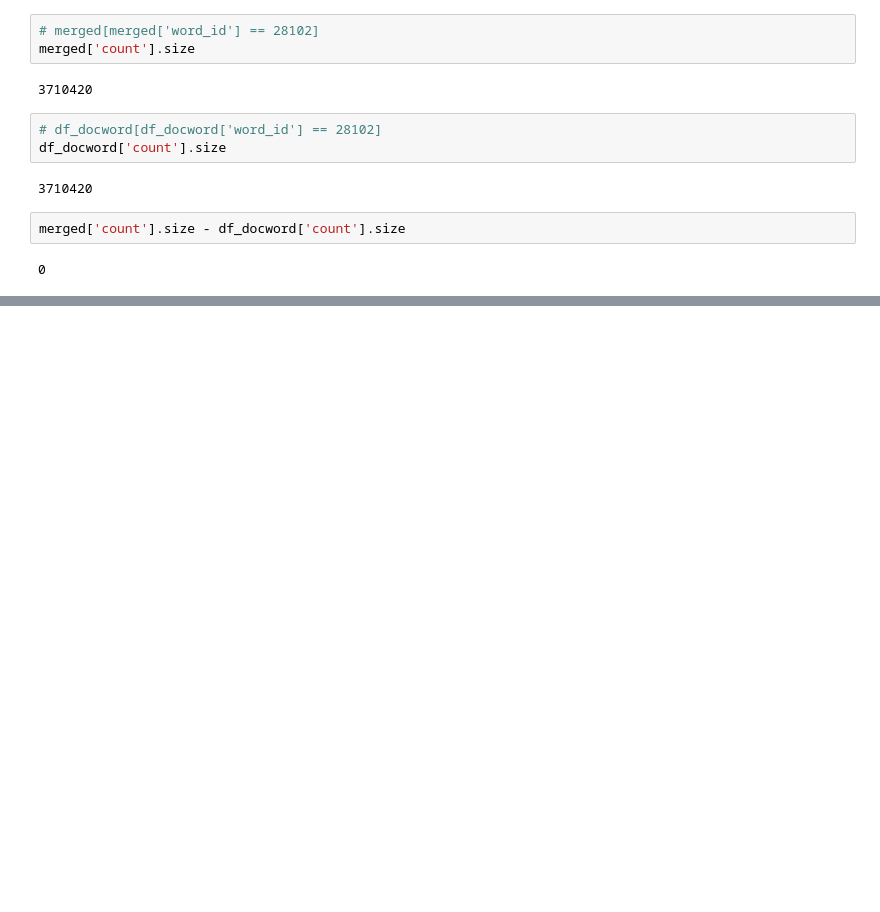
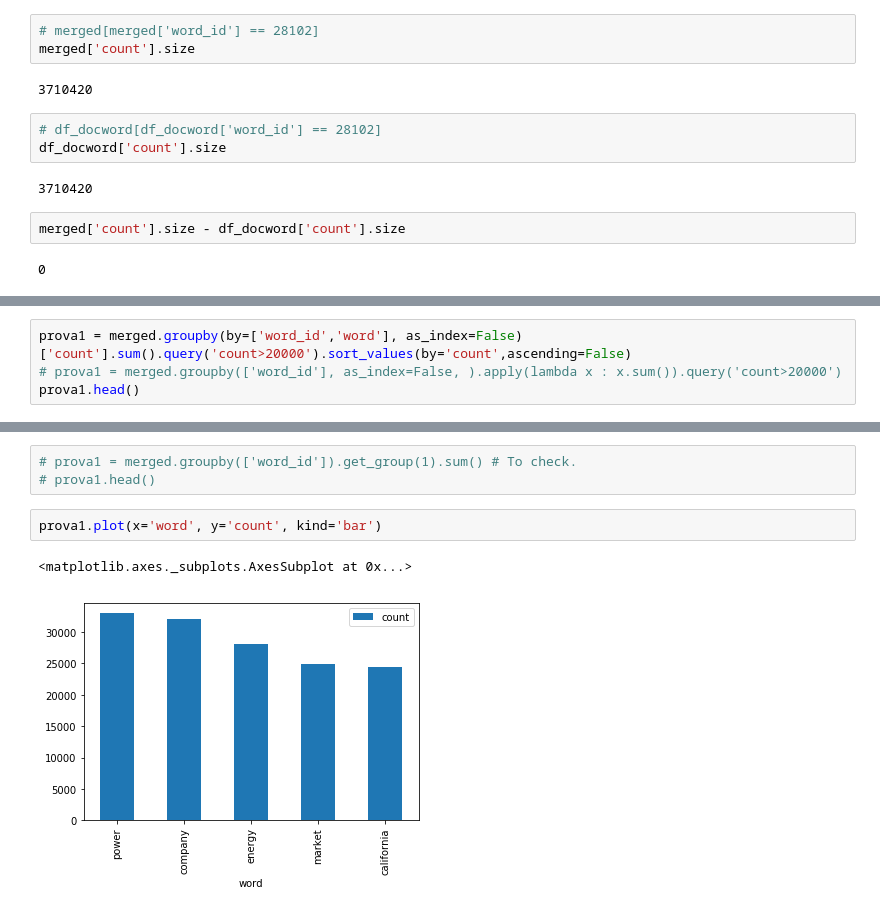
Before and after one commit to LuigiCerone/Hotel-Reviews-Data-Analysis, a Jupyter notebook: Bag_of_words.ipynb, the cells around one changed output, grey strips where cells are left out. Cells and saved outputs as stored; diff of their text form; blank space fills up the shorter version.

```diff
--- a/Bag_of_words.ipynb
+++ b/Bag_of_words.ipynb
@@ -170,0 +215,4 @@ merged['count'].size - df_docword['count'].size
+# %%
+prova1 = merged.groupby(by=['word_id','word'], as_index=False)['count'].sum().query('count>20000').sort_values(by='count',ascending=False)
+# prova1 = merged.groupby(['word_id'], as_index=False, ).apply(lambda x : x.sum()).query('count>20000')
+prova1.head()
@@ -170,0 +226,8 @@ merged['count'].size - df_docword['count'].size
+# %%
+# prova1 = merged.groupby(['word_id']).get_group(1).sum() # To check.
+# prova1.head()
+# %%
+prova1.plot(x='word', y='count', kind='bar')
+# %% [output]
+<matplotlib.axes._subplots.AxesSubplot at 0x...>
+[figure, added]
```
Also changed, not shown: parts of 11 cells of this notebook.
